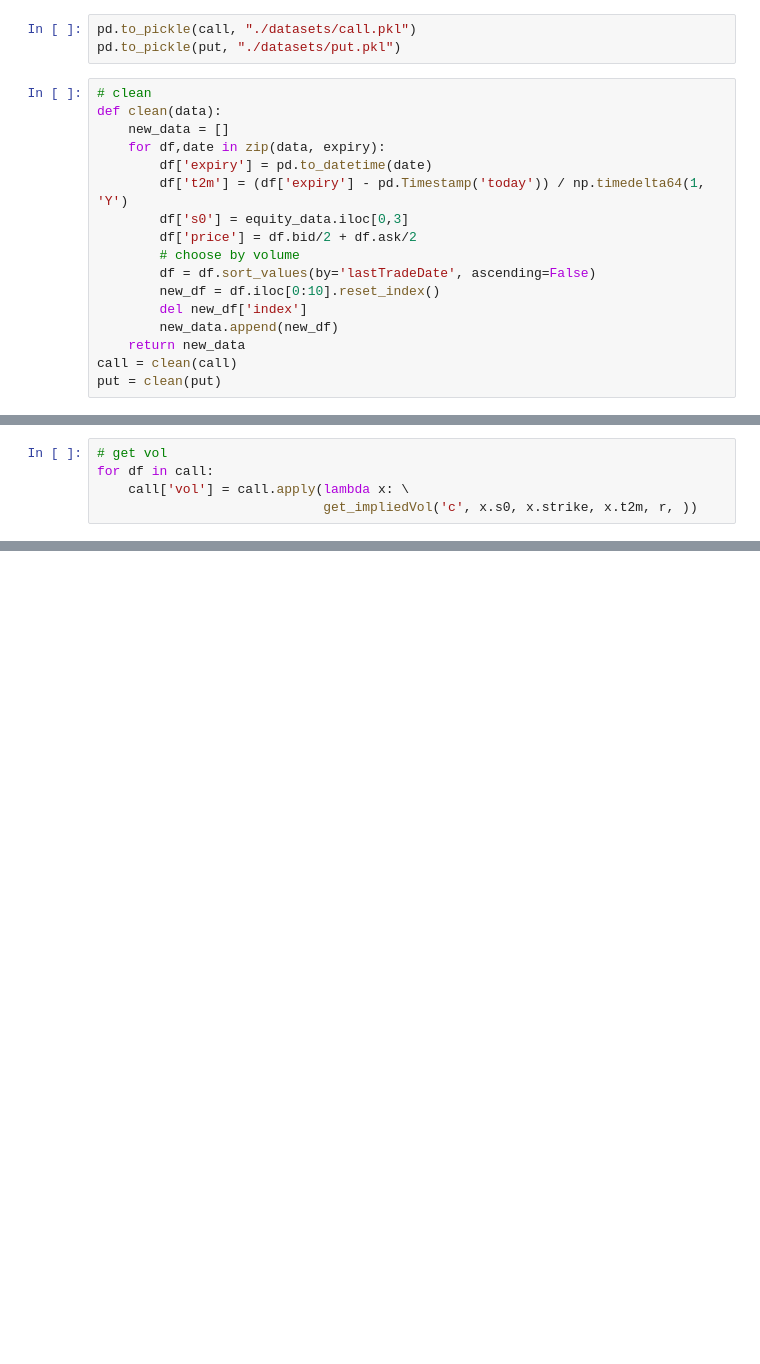
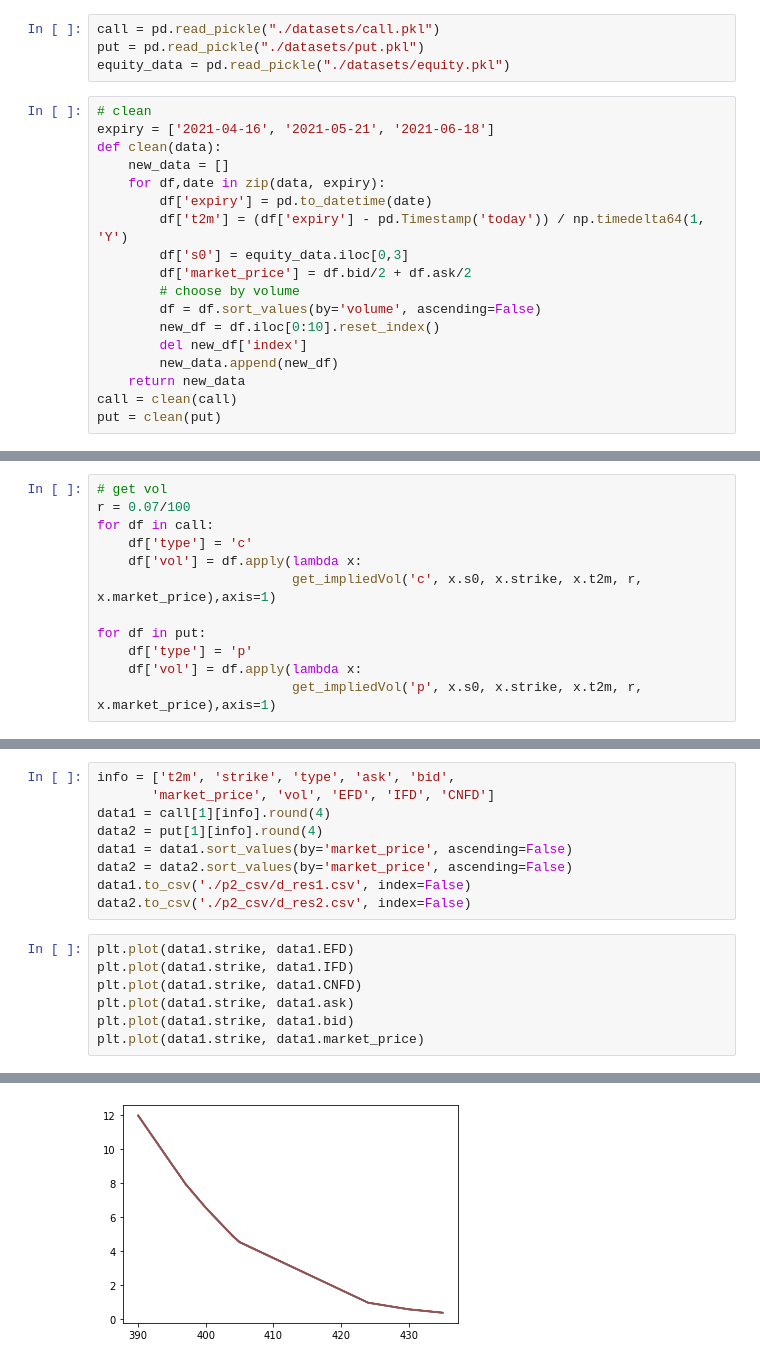
Before and after one commit to ywang408/FE-621-Computational-Finance, a Jupyter notebook: Assignments/hw3/codes/Problem 2.ipynb, the cells around one changed output, grey strips where cells are left out. Drawn from its saved outputs; the diff is of its cells as text; blank space fills up the shorter version.

```diff
--- a/Assignments/hw3/codes/Problem 2.ipynb
+++ b/Assignments/hw3/codes/Problem 2.ipynb
@@ -17,17 +8,19 @@ for date in expiry:
 # %%
-pd.to_pickle(call, "./datasets/call.pkl")
-pd.to_pickle(put, "./datasets/put.pkl")
+call = pd.read_pickle("./datasets/call.pkl")
+put = pd.read_pickle("./datasets/put.pkl")
+equity_data = pd.read_pickle("./datasets/equity.pkl")
 # %%
 # clean
+expiry = ['2021-04-16', '2021-05-21', '2021-06-18']
 def clean(data):
     new_data = []
     for df,date in zip(data, expiry):
         df['expiry'] = pd.to_datetime(date)
         df['t2m'] = (df['expiry'] - pd.Timestamp('today')) / np.timedelta64(1, 'Y')
         df['s0'] = equity_data.iloc[0,3]
-        df['price'] = df.bid/2 + df.ask/2
+        df['market_price'] = df.bid/2 + df.ask/2
         # choose by volume
-        df = df.sort_values(by='lastTradeDate', ascending=False)
+        df = df.sort_values(by='volume', ascending=False)
         new_df = df.iloc[0:10].reset_index()
         del new_df['index']
         new_data.append(new_df)
@@ -51,5 +30,12 @@ call[1]
 # %%
 # get vol
+r = 0.07/100
 for df in call:
-    call['vol'] = call.apply(lambda x: \
-                             get_impliedVol('c', x.s0, x.strike, x.t2m, r, ))
+    df['type'] = 'c'
+    df['vol'] = df.apply(lambda x:
+                         get_impliedVol('c', x.s0, x.strike, x.t2m, r, x.market_price),axis=1)
+
+for df in put:
+    df['type'] = 'p'
+    df['vol'] = df.apply(lambda x:
+                         get_impliedVol('p', x.s0, x.strike, x.t2m, r, x.market_price),axis=1)
@@ -67,0 +88,17 @@ for df in call:
+# %%
+info = ['t2m', 'strike', 'type', 'ask', 'bid',
+       'market_price', 'vol', 'EFD', 'IFD', 'CNFD']
+data1 = call[1][info].round(4)
+data2 = put[1][info].round(4)
+data1 = data1.sort_values(by='market_price', ascending=False)
+data2 = data2.sort_values(by='market_price', ascending=False)
+data1.to_csv('./p2_csv/d_res1.csv', index=False)
+data2.to_csv('./p2_csv/d_res2.csv', index=False)
+# %%
+plt.plot(data1.strike, data1.EFD)
+plt.plot(data1.strike, data1.IFD)
+plt.plot(data1.strike, data1.CNFD)
+plt.plot(data1.strike, data1.ask)
+plt.plot(data1.strike, data1.bid)
+plt.plot(data1.strike, data1.market_price)
+# %% [output]
@@ -67,0 +106 @@ for df in call:
+[figure, added]
```
Also changed, not shown: parts of 12 cells of this notebook, 20 other files.
